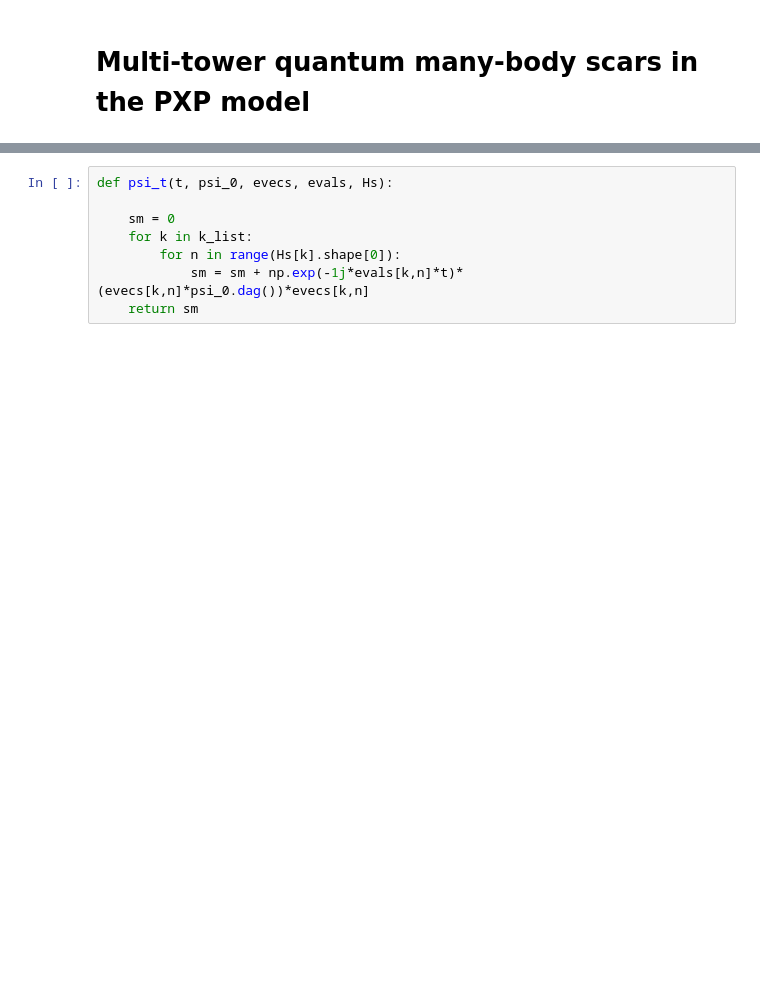
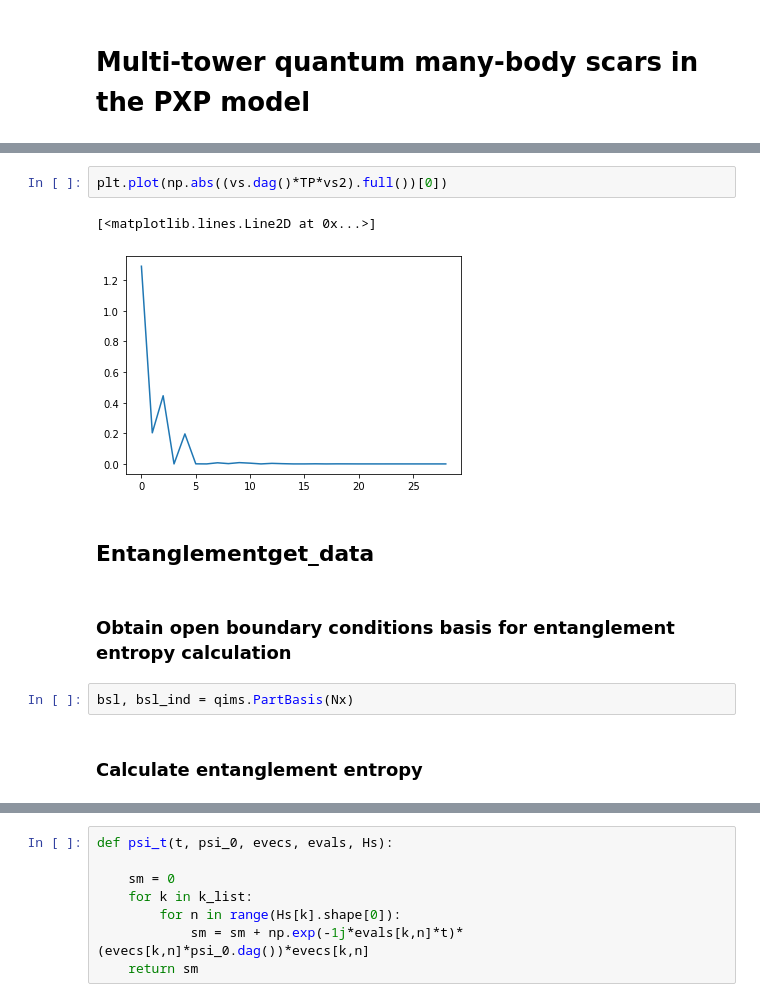
Before and after one commit to shemian29/qims, a Jupyter notebook: Project_QMBS/QScars.ipynb, the cells around one changed output, grey strips where cells are left out. Cells and saved outputs as stored; diff of their text form; blank space fills up the shorter version.

```diff
--- a/Project_QMBS/QScars.ipynb
+++ b/Project_QMBS/QScars.ipynb
@@ -60,0 +139,13 @@ qt.qsave(Hs, 'Momentum_Hamiltonians_26')
+# %%
+plt.plot(np.abs((vs.dag()*TP*vs2).full())[0])
+# %% [output]
+[<matplotlib.lines.Line2D at 0x...>]
+[figure, added]
+# %% [markdown]
+## Entanglementget_data
+# %% [markdown]
+### Obtain open boundary conditions basis for entanglement entropy calculation
+# %%
+bsl, bsl_ind = qims.PartBasis(Nx)
+# %% [markdown]
+### Calculate entanglement entropy
```
Also changed, not shown: parts of 25 cells of this notebook.
